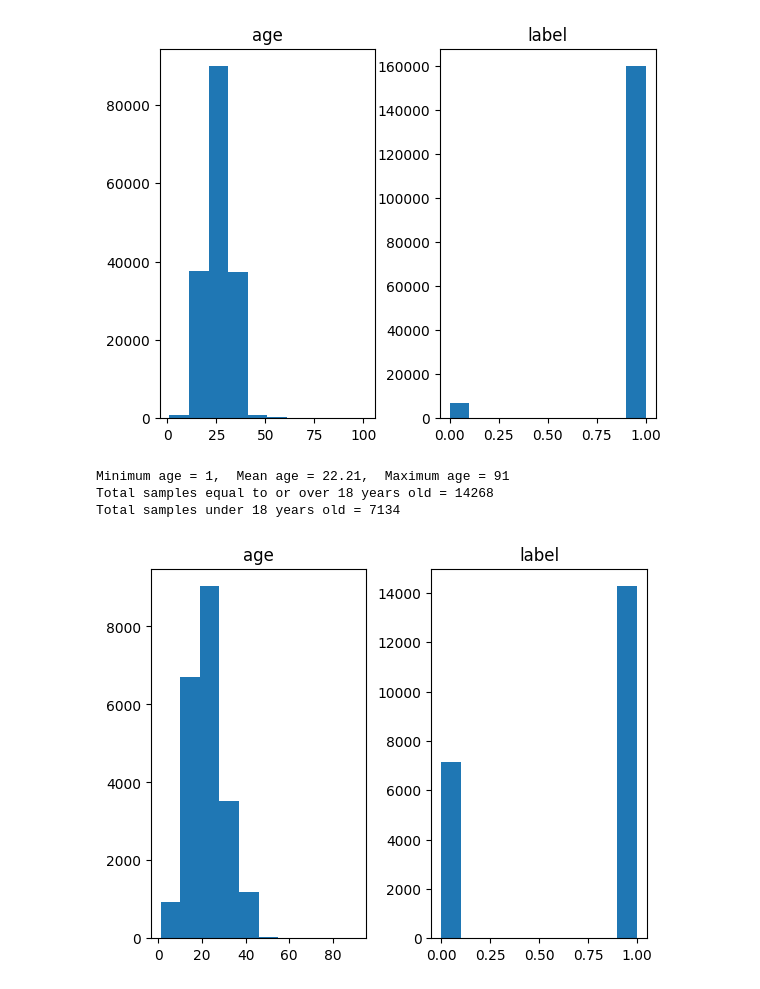
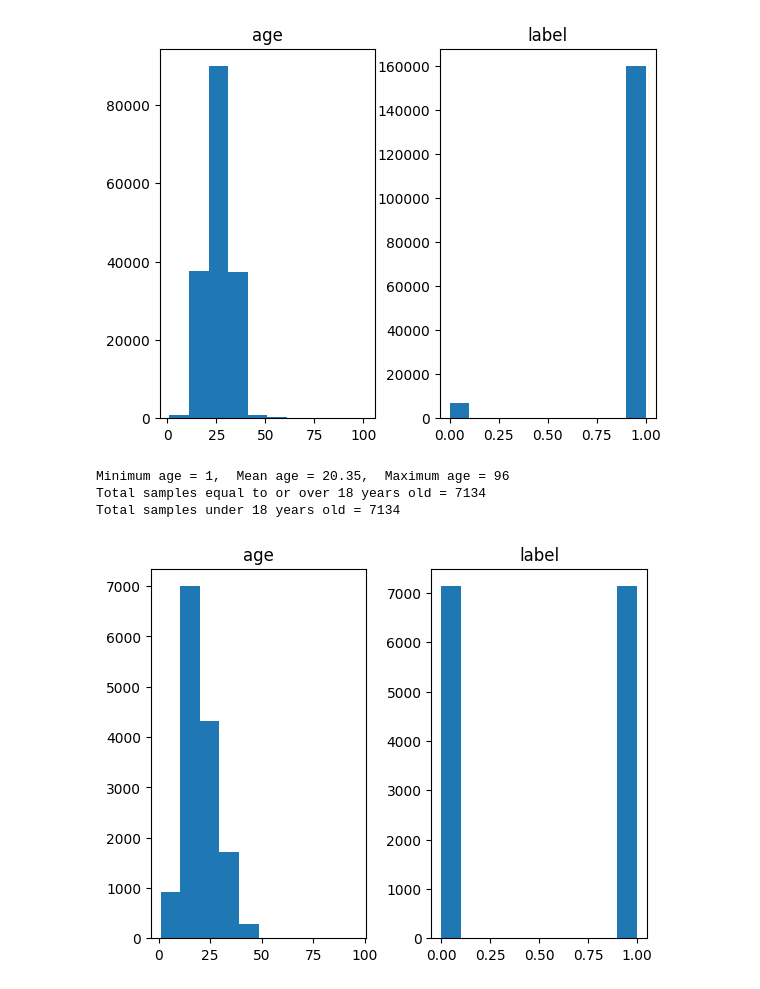
Before and after one commit to qivaijar/oracle-assignment-age-classifier, a Jupyter notebook: age_classifier.ipynb, the cells around one changed output. Drawn from its saved outputs; the diff is of its cells as text; code cells hidden in the pictures.

```diff
--- a/age_classifier.ipynb
+++ b/age_classifier.ipynb
@@ -257,31 +257,31 @@ Total samples under 18 years old = 7134
 # %%
 # Perform data resampling
 target_sample = combined_dataframe['label'].value_counts().get(0) # resample based on minority class = label 0 or under 18
 
 under18_samples = combined_dataframe[combined_dataframe['label'] == 0].sample(n=target_sample) # Will be oversampled during training
-over18_samples = combined_dataframe[combined_dataframe['label'] == 1].sample(n=target_sample * 2) # Get twice the sample amount
+over18_samples = combined_dataframe[combined_dataframe['label'] == 1].sample(n=target_sample) # Get twice the sample amount
 
 resampled_dataframe = pd.concat([under18_samples, over18_samples], ignore_index=True)
 resampled_dataframe = resampled_dataframe.sample(frac=1).reset_index(drop=True) # Shuffle the rows, and ignore old index
 resampled_dataframe
 
 # Show statistics and histograms
 print(f"Minimum age = {resampled_dataframe['age'].min()},  Mean age = {resampled_dataframe['age'].mean():.2f},  Maximum age = {resampled_dataframe['age'].max()}")
 print(f"Total samples equal to or over 18 years old = {resampled_dataframe['label'].value_counts().get(1)}")
 print(f"Total samples under 18 years old = {resampled_dataframe['label'].value_counts().get(0)}")
 
 # Create histogram
 resampled_dataframe.hist(grid=False)
 
 # Get the figure from the Axes object and save it
 fig = plt.gcf()
 fig.savefig("histogram_after.png", dpi=300, bbox_inches="tight")
 
 # Show the plot (optional)
 plt.show()
 # %% [output]
-Minimum age = 1,  Mean age = 22.21,  Maximum age = 91
-Total samples equal to or over 18 years old = 14268
+Minimum age = 1,  Mean age = 20.35,  Maximum age = 96
+Total samples equal to or over 18 years old = 7134
 Total samples under 18 years old = 7134
-[figure, old version]
+[figure, new version]
 # %%
```
Also changed, not shown: parts of 11 cells of this notebook.
